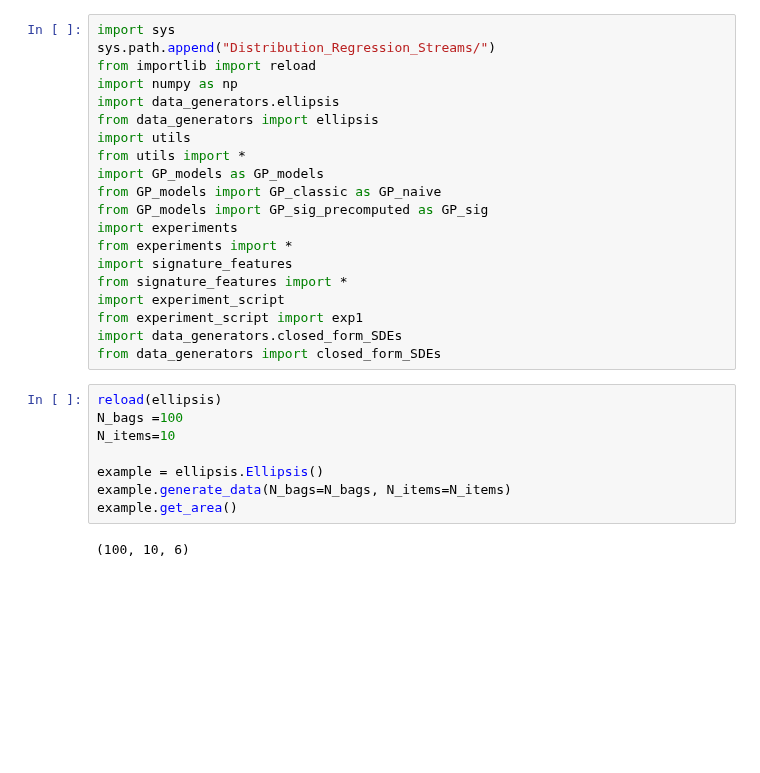
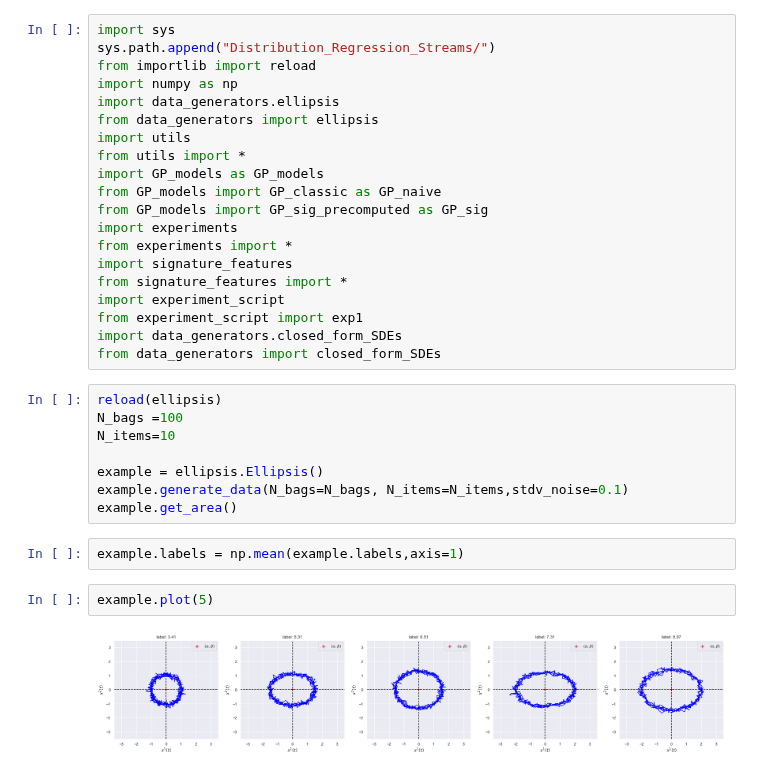
Before and after one commit to maudl3116/Distribution_Regression_Streams, a Jupyter notebook: Ellipsis.ipynb, the cells around one changed output. Drawn from its saved outputs; the diff is of its cells as text; blank space fills up the shorter version.

```diff
--- a/Ellipsis.ipynb
+++ b/Ellipsis.ipynb
@@ -27,7 +27,11 @@ N_bags =100
 N_items=10
 
 example = ellipsis.Ellipsis()
-example.generate_data(N_bags=N_bags, N_items=N_items)
+example.generate_data(N_bags=N_bags, N_items=N_items,stdv_noise=0.1)
 example.get_area()
-# %% [output]
-(100, 10, 6)
+# %%
+example.labels = np.mean(example.labels,axis=1)
+# %%
+example.plot(5)
+# %% [output]
+[figure, added]
```
Also changed, not shown: 3 other files.
